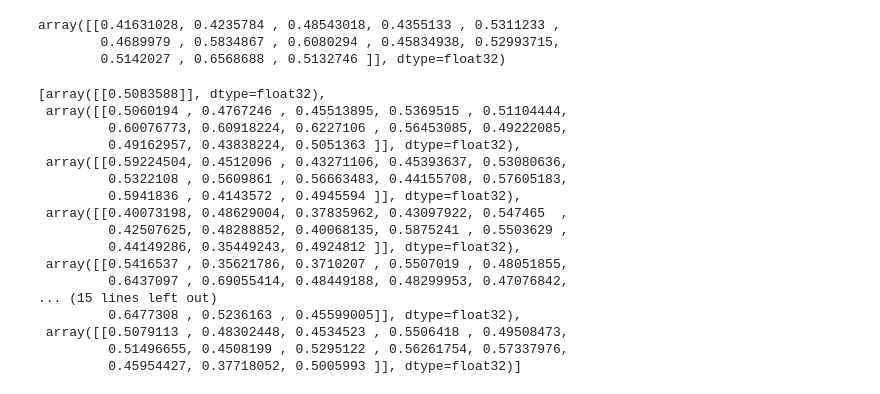
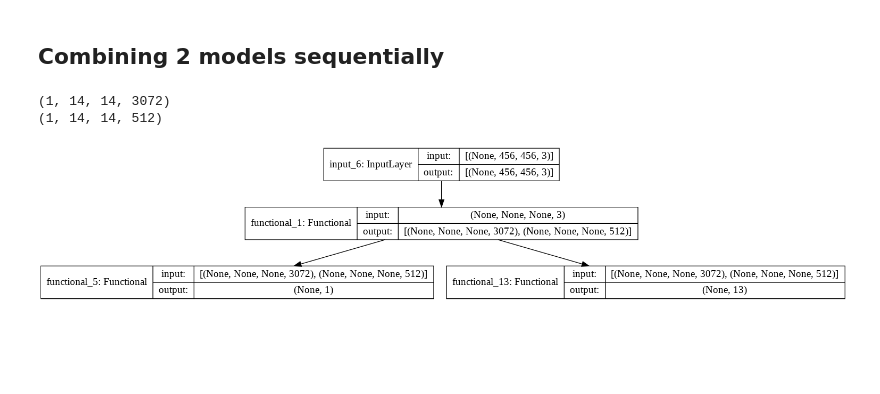
Before and after one commit to AshishGusain17/colab_notebooks, a Jupyter notebook: keras_model_combine.ipynb, the cells around one changed output. Drawn from its saved outputs; the diff is of its cells as text; code cells hidden in the pictures; blank space fills up the shorter version.

```diff
--- a/keras_model_combine.ipynb
+++ b/keras_model_combine.ipynb
@@ -330,26 +346,47 @@ for i in range(100):
-# %%
-multi_model_15.predict(ans)
-# %% [output]
-array([[0.41631028, 0.4235784 , 0.48543018, 0.4355133 , 0.5311233 ,
-        0.4689979 , 0.5834867 , 0.6080294 , 0.45834938, 0.52993715,
-        0.5142027 , 0.6568688 , 0.5132746 ]], dtype=float32)
-# %%
-combine_mult_model.predict(ans)
-# %% [output]
-[array([[0.5083588]], dtype=float32),
- array([[0.5060194 , 0.4767246 , 0.45513895, 0.5369515 , 0.51104444,
-         0.60076773, 0.60918224, 0.6227106 , 0.56453085, 0.49222085,
-         0.49162957, 0.43838224, 0.5051363 ]], dtype=float32),
- array([[0.59224504, 0.4512096 , 0.43271106, 0.45393637, 0.53080636,
-         0.5322108 , 0.5609861 , 0.56663483, 0.44155708, 0.57605183,
-         0.5941836 , 0.4143572 , 0.4945594 ]], dtype=float32),
- array([[0.40073198, 0.48629004, 0.37835962, 0.43097922, 0.547465  ,
-         0.42507625, 0.48288852, 0.40068135, 0.5875241 , 0.5503629 ,
-         0.44149286, 0.35449243, 0.4924812 ]], dtype=float32),
- array([[0.5416537 , 0.35621786, 0.3710207 , 0.5507019 , 0.48051855,
-         0.6437097 , 0.69055414, 0.48449188, 0.48299953, 0.47076842,
-... (15 lines left out)
-         0.6477308 , 0.5236163 , 0.45599005]], dtype=float32),
- array([[0.5079113 , 0.48302448, 0.4534523 , 0.5506418 , 0.49508473,
-         0.51496655, 0.4508199 , 0.5295122 , 0.56261754, 0.57337976,
-         0.45954427, 0.37718052, 0.5005993 ]], dtype=float32)]
+# %% [markdown]
+## Combining 2 models sequentially
+# %%
+inter_model_15_json = open('inter_model_15_json.json', 'r')
+loaded_inter_model_15_json = inter_model_15_json.read()
+inter_model_15_json.close()
+inter_model_15 = model_from_json(loaded_inter_model_15_json)
+
+# plot_model(inter_model_15, show_shapes=True, dpi=40)
+# %%
+img = cv2.imread("img1.jpg")
+img = cv2.resize(img, (456, 456))
+x = np.expand_dims(img, axis=0)
+
+pred = inter_model_15.predict(x)
+for i in range(len(pred)):
+    print(np.shape(pred[i]))
+# %% [output]
+(1, 14, 14, 3072)
+(1, 14, 14, 512)
+# %%
+bin_model_15_json = open('bin_model_15_json.json', 'r')
+loaded_bin_model_15_json = bin_model_15_json.read()
+bin_model_15_json.close()
+bin_model_15 = model_from_json(loaded_bin_model_15_json)
+
+# plot_model(bin_model_15, show_shapes=True, dpi=40)
+# %%
+multi_model_15_json = open('multi_model_15_json.json', 'r')
+loaded_multi_model_15_json = multi_model_15_json.read()
+multi_model_15_json.close()
+multi_model_15 = model_from_json(loaded_multi_model_15_json)
+
+# plot_model(multi_model_15, show_shapes=True, dpi=40)
+# %%
+inp_img_tensor = Input(shape=(456, 456, 3))
+
+inter1 = inter_model_15(inp_img_tensor)
+
+bin1 = bin_model_15(inter1)
+multi1 = multi_model_15(inter1)
+
+
+sequential_model = Model(inputs = inp_img_tensor, outputs = [bin1, multi1])
+plot_model(sequential_model, to_file='sequential_model.png',show_shapes=True)
+# %% [output]
+[figure, added]
```
Also changed, not shown: parts of 9 cells of this notebook.
